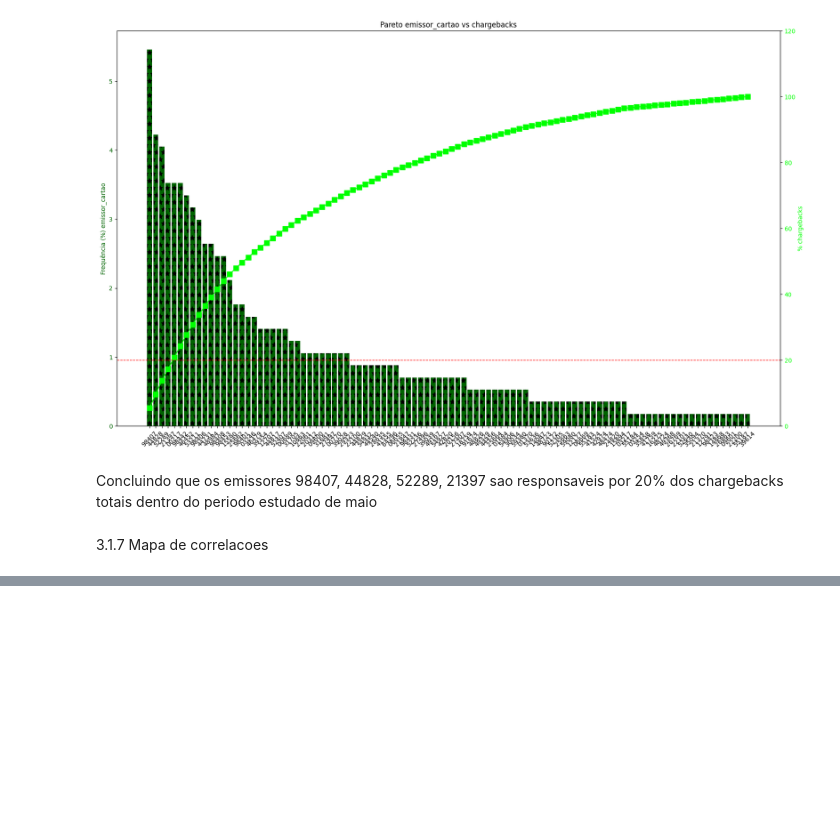
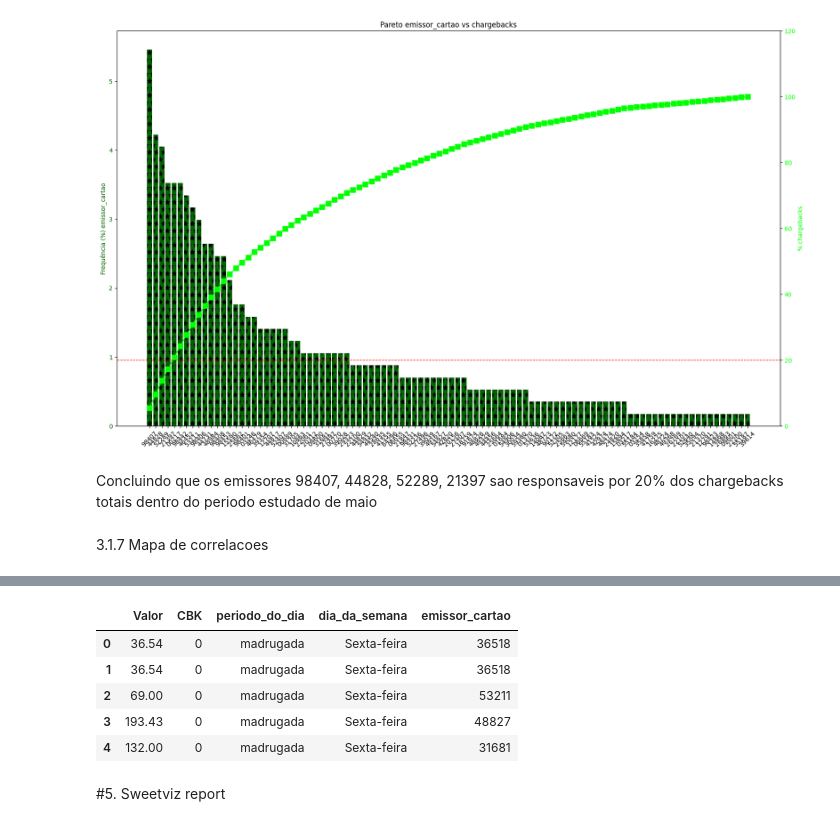
Before and after one commit to leticiacamposv/missao-data-science-stoneco, a Jupyter notebook: notebooks/2.0-lcv-exploratory-data-analysis.ipynb, the cells around one changed output, grey strips where cells are left out. Saved outputs shown, nothing was run; the diff lists cells and outputs as text; code cells hidden in the pictures; blank space fills up the shorter version.

Commit message:
Finished EDA, made utils for data preparation and started train ipynb

```diff
--- a/notebooks/2.0-lcv-exploratory-data-analysis.ipynb
+++ b/notebooks/2.0-lcv-exploratory-data-analysis.ipynb
@@ -409,0 +452,12 @@ df.head()
+# %%
+df_train = df.drop(columns=['Dia', 'Cartão', 'flag_feriado', 'bandeira_cartao'])
+df_train.head()
+# %% [output]
+|  | Valor | CBK | periodo_do_dia | dia_da_semana | emissor_cartao |
+| 0 | 36.54 | 0 | madrugada | Sexta-feira | 36518 |
+| 1 | 36.54 | 0 | madrugada | Sexta-feira | 36518 |
+| 2 | 69.00 | 0 | madrugada | Sexta-feira | 53211 |
+| 3 | 193.43 | 0 | madrugada | Sexta-feira | 48827 |
+| 4 | 132.00 | 0 | madrugada | Sexta-feira | 31681 |
+# %% [markdown]
+#5. Sweetviz report
```
Also changed, not shown: parts of 14 cells of this notebook, 6 other files.
